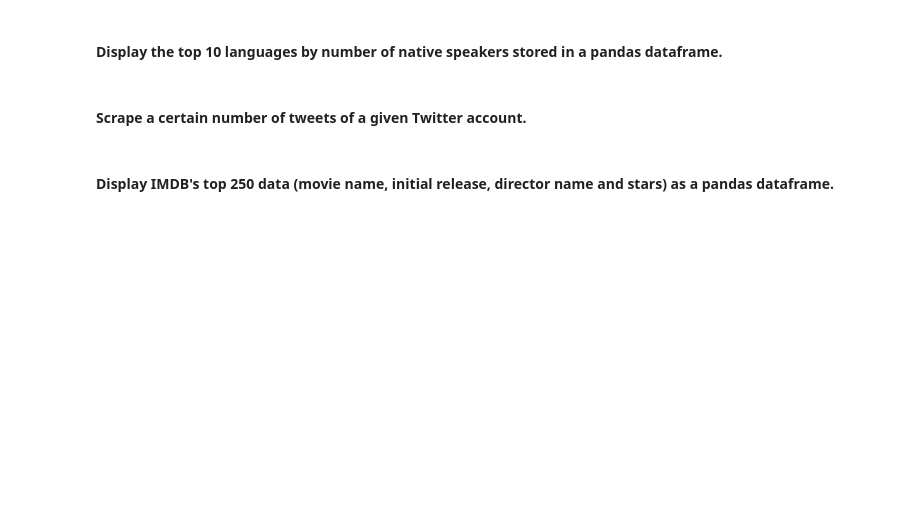
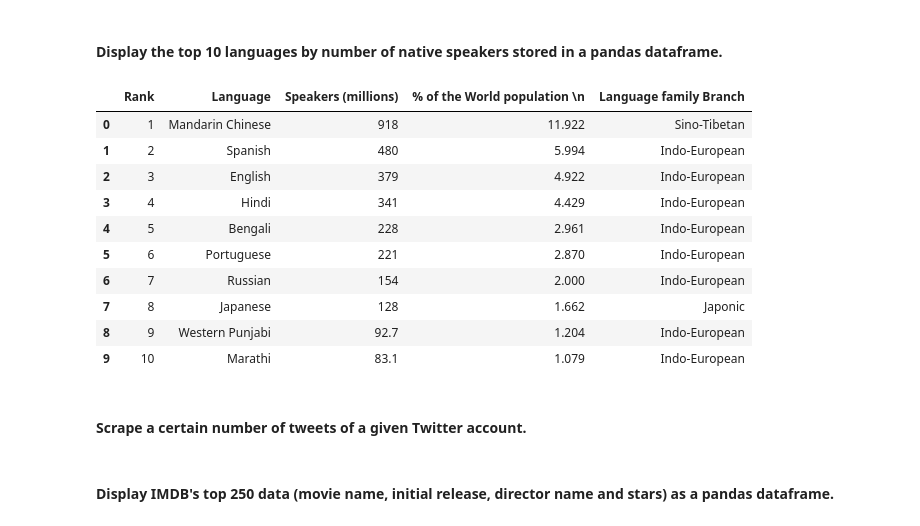
Before and after one commit to ta-data-lis/lab-web-scraping, a Jupyter notebook: your-code/main.ipynb, the cells around one changed output. Drawn from its saved outputs; the diff is of its cells as text; code cells hidden in the pictures; blank space fills up the shorter version.

```diff
--- a/your-code/main.ipynb
+++ b/your-code/main.ipynb
@@ -153,3 +275,41 @@ url = 'https://en.wikipedia.org/wiki/List_of_languages_by_number_of_native_speak
+# %%
+response = requests.get(url)
+html = response.content
+soup = BeautifulSoup(html, 'lxml')
+target_div = soup.table
+
+rows = target_div.find_all('tr', limit=11)
+data = [tr.find_all('td') for tr in rows[1:]]
+
+cols = [th.text.strip('\n') if len(th.contents) == 1 else th.contents[0].strip('\n') + ' ' + th.contents[2].string for th in rows[0]('th')]
+ranks = [tr[0].string.strip('\n') for tr in data]
+languages = [tr[1].a.string.strip('\n') for tr in data]
+speakers = [tr[2].string.strip('\n') for tr in data]
+percentages = [tr[3].string.strip('\n') for tr in data]
+families = [tr[4].a.string.strip('\n') for tr in data]
+
+data = {
+    cols[0] : ranks,
+    cols[1] : languages,
+    cols[2] : speakers,
+    cols[3] : percentages,
+    cols[4] : families
+}
+
+df = pd.DataFrame.from_dict(data, orient='columns')
+df
+# %% [output]
+|  | Rank | Language | Speakers (millions) | % of the World population \n | Language family Branch |
+| 0 | 1 | Mandarin Chinese | 918 | 11.922 | Sino-Tibetan |
+| 1 | 2 | Spanish | 480 | 5.994 | Indo-European |
+| 2 | 3 | English | 379 | 4.922 | Indo-European |
+| 3 | 4 | Hindi | 341 | 4.429 | Indo-European |
+| 4 | 5 | Bengali | 228 | 2.961 | Indo-European |
+| 5 | 6 | Portuguese | 221 | 2.870 | Indo-European |
+| 6 | 7 | Russian | 154 | 2.000 | Indo-European |
+| 7 | 8 | Japanese | 128 | 1.662 | Japonic |
+| 8 | 9 | Western Punjabi | 92.7 | 1.204 | Indo-European |
+| 9 | 10 | Marathi | 83.1 | 1.079 | Indo-European |
 # %% [markdown]
 #### Scrape a certain number of tweets of a given Twitter account.
 # %%
```
Also changed, not shown: parts of 22 cells of this notebook.
